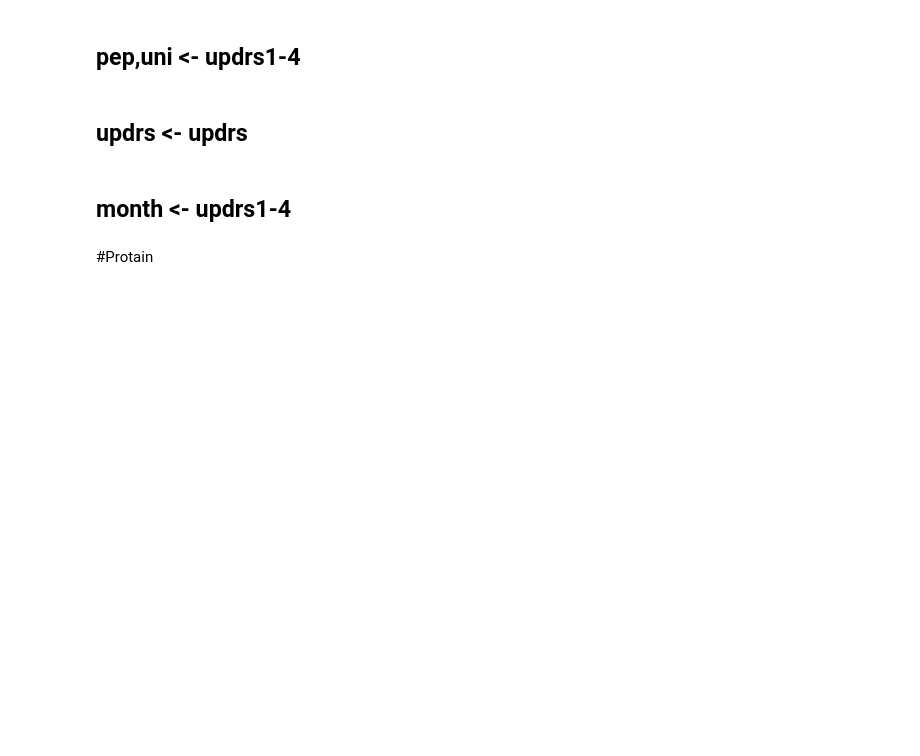
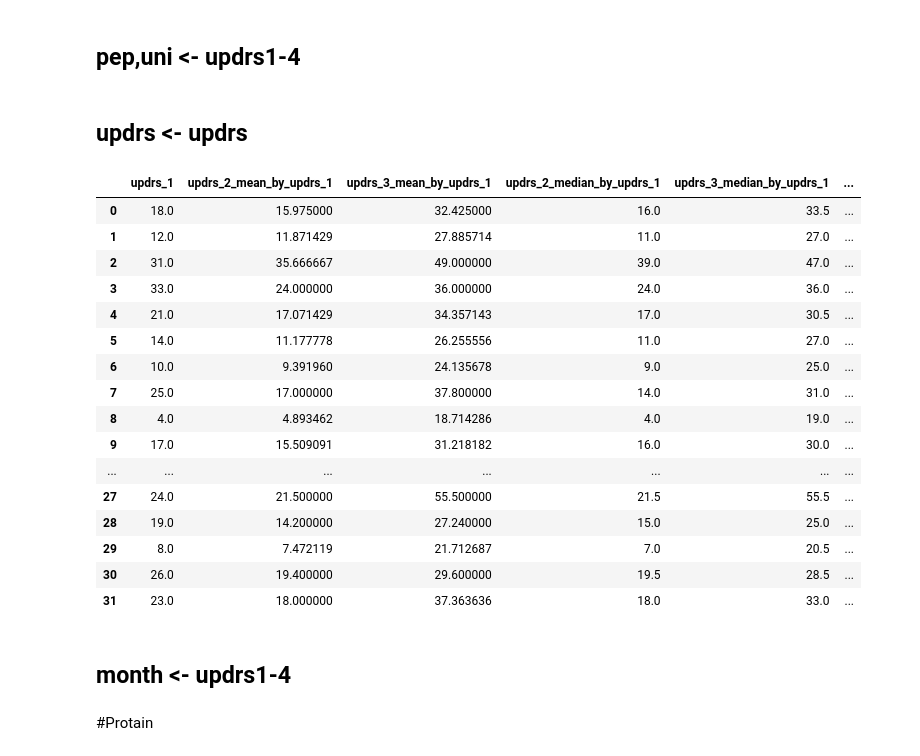
Before and after one commit to kunai-3txk/Compe_tonyobyo, a Jupyter notebook: AMP_fit.ipynb, the cells around one changed output. Drawn from its saved outputs; the diff is of its cells as text; code cells hidden in the pictures; blank space fills up the shorter version.

```diff
--- a/AMP_fit.ipynb
+++ b/AMP_fit.ipynb
@@ -276,28 +301,46 @@ train_pro_te_agg_fill = pro_te_agg(train_sort,train_proteins_te)
 # %% [markdown]
 ## updrs <- updrs
 # %%
-train_clinical_te
-supplemental_te
+#train_clinical_te
+#supplemental_te
 
 train_clisup_ = pd.concat([train_clinical_te,supplemental_te])
-train_clisup = train_clisup_[['updrs_1','updrs_2','updrs_3','updrs_4']]
-
-for i in range(4) :
+#train_clisup = train_clisup_[['updrs_1','updrs_2','updrs_3','updrs_4']]
+train_clisup = train_clisup_[['updrs_1','updrs_2','updrs_3']]
+for i in range(3) :
   train_clisup_tmp = pl.DataFrame(train_clisup).groupby(['updrs_{0}'.format(i+1)]).agg(
     [
         pl.mean("*").suffix("_mean_by_"+'updrs_{0}'.format(i+1)),
         #pl.std("*").suffix("_std_by_Pep"),
         pl.median("*").suffix("_median_by_"+'updrs_{0}'.format(i+1)),
         #pl.max("*").suffix("_max_by_Pep"),
         pl.min("*").suffix("_min_by_"+'updrs_{0}'.format(i+1)),
     ]
   ).to_pandas()
-  locals()["te_updrs_{0}".format(i+1)] = train_clisup_tmp
+  locals()["te_updrs_{0}".format(i+1)] = train_clisup_tmp.dropna()
 
 te_updrs_1.to_csv(paths.OUTPUT+'/train_te_updrs_1.csv',index=False)
 te_updrs_2.to_csv(paths.OUTPUT+'/train_te_updrs_2.csv',index=False)
 te_updrs_3.to_csv(paths.OUTPUT+'/train_te_updrs_3.csv',index=False)
-te_updrs_4.to_csv(paths.OUTPUT+'/train_te_updrs_4.csv',index=False)
+#te_updrs_4.to_csv(paths.OUTPUT+'/train_te_updrs_4.csv',index=False)
+# %% [output]
+|  | updrs_1 | updrs_2_mean_by_updrs_1 | updrs_3_mean_by_updrs_1 | updrs_2_median_by_updrs_1 | updrs_3_median_by_updrs_1 | ... |
+| 0 | 18.0 | 15.975000 | 32.425000 | 16.0 | 33.5 | ... |
+| 1 | 12.0 | 11.871429 | 27.885714 | 11.0 | 27.0 | ... |
+| 2 | 31.0 | 35.666667 | 49.000000 | 39.0 | 47.0 | ... |
+| 3 | 33.0 | 24.000000 | 36.000000 | 24.0 | 36.0 | ... |
+| 4 | 21.0 | 17.071429 | 34.357143 | 17.0 | 30.5 | ... |
+| 5 | 14.0 | 11.177778 | 26.255556 | 11.0 | 27.0 | ... |
+| 6 | 10.0 | 9.391960 | 24.135678 | 9.0 | 25.0 | ... |
+| 7 | 25.0 | 17.000000 | 37.800000 | 14.0 | 31.0 | ... |
+| 8 | 4.0 | 4.893462 | 18.714286 | 4.0 | 19.0 | ... |
+| 9 | 17.0 | 15.509091 | 31.218182 | 16.0 | 30.0 | ... |
+| ... | ... | ... | ... | ... | ... | ... |
+| 27 | 24.0 | 21.500000 | 55.500000 | 21.5 | 55.5 | ... |
+| 28 | 19.0 | 14.200000 | 27.240000 | 15.0 | 25.0 | ... |
+| 29 | 8.0 | 7.472119 | 21.712687 | 7.0 | 20.5 | ... |
+| 30 | 26.0 | 19.400000 | 29.600000 | 19.5 | 28.5 | ... |
+| 31 | 23.0 | 18.000000 | 37.363636 | 18.0 | 33.0 | ... |
 # %% [markdown]
 ## month <- updrs1-4
 # %%
```
Also changed, not shown: parts of 21 cells of this notebook.
